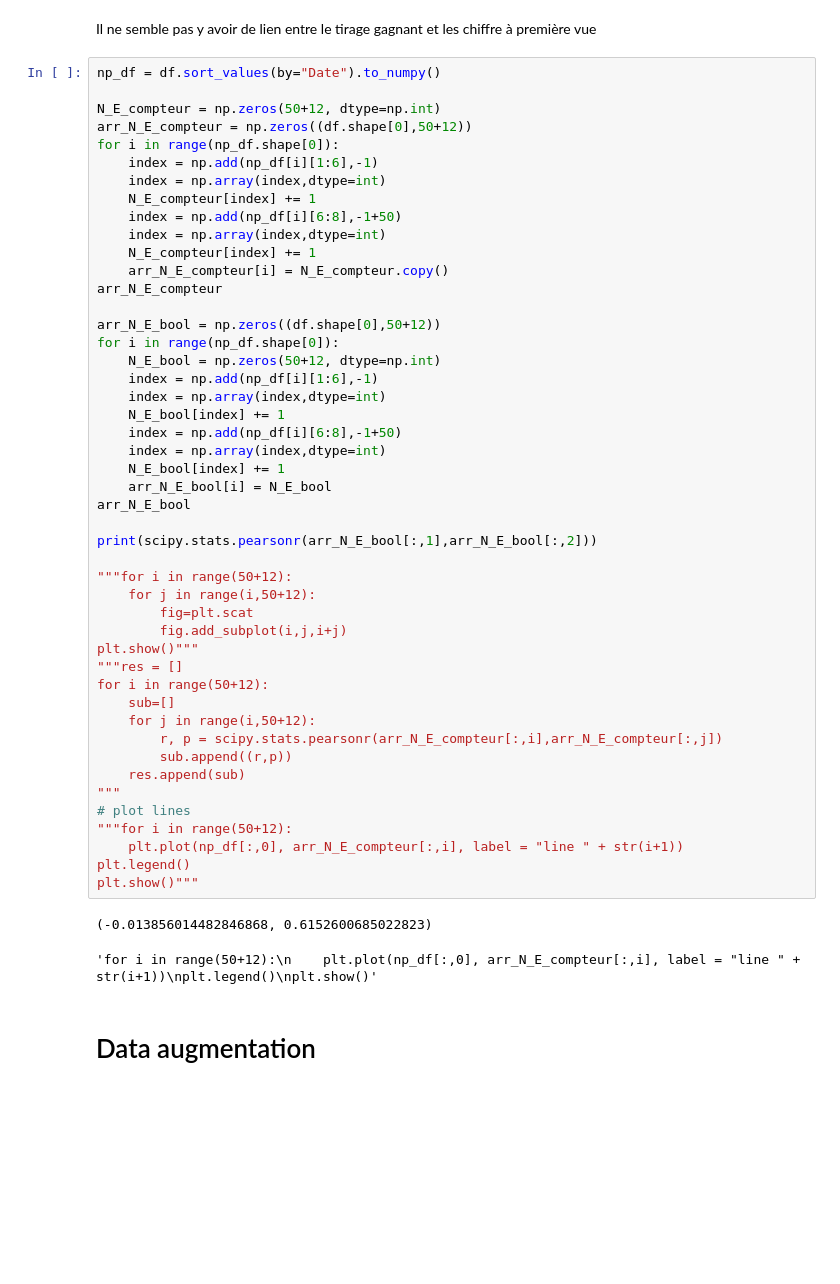
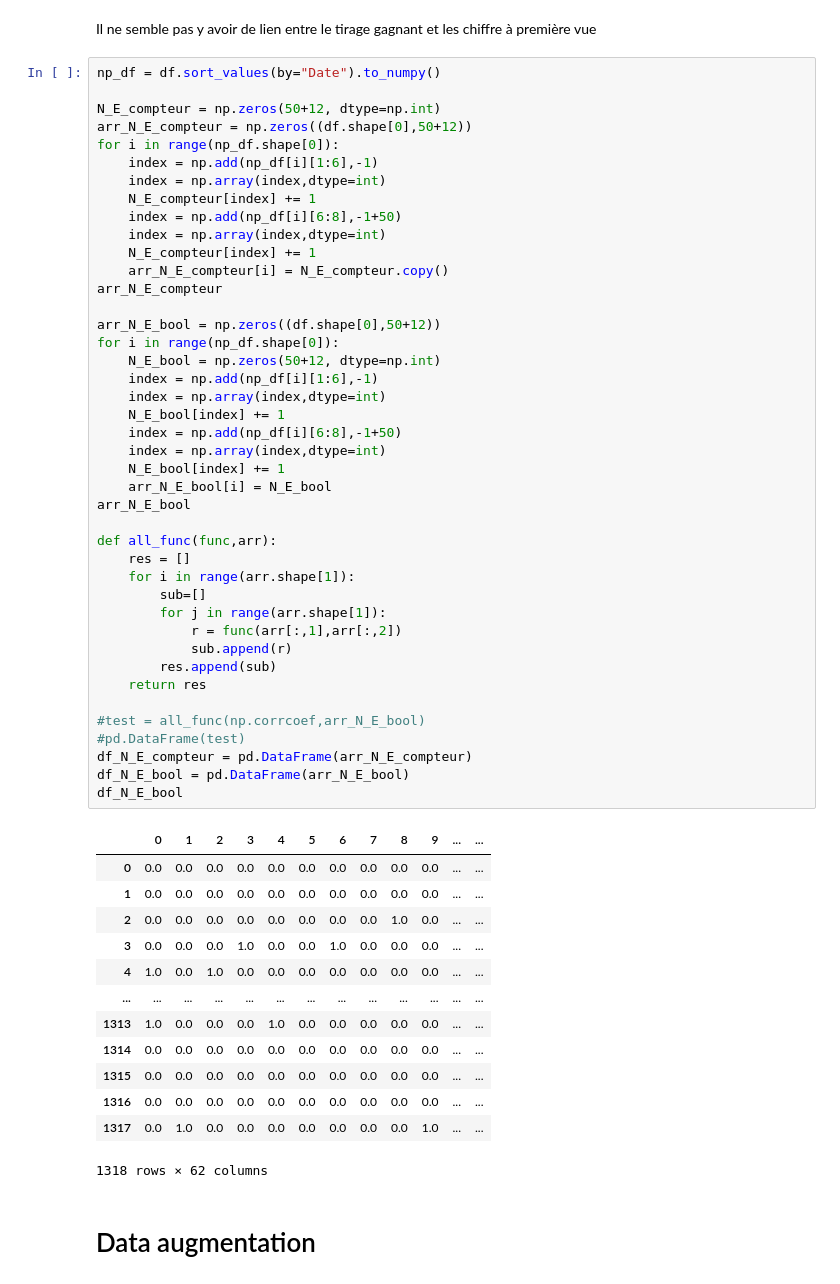
Before and after one commit to Moncoutiej/euromilion-api, a Jupyter notebook: data-exploration/data-explo.ipynb, the cells around one changed output. Cells and saved outputs as stored; diff of their text form; blank space fills up the shorter version.

```diff
--- a/data-exploration/data-explo.ipynb
+++ b/data-exploration/data-explo.ipynb
@@ -73,53 +73,59 @@ Il ne semble pas y avoir de lien entre le tirage gagnant et les chiffre à premi
 # %%
 np_df = df.sort_values(by="Date").to_numpy()
 
 N_E_compteur = np.zeros(50+12, dtype=np.int)
 arr_N_E_compteur = np.zeros((df.shape[0],50+12))
 for i in range(np_df.shape[0]):
     index = np.add(np_df[i][1:6],-1)
     index = np.array(index,dtype=int)
     N_E_compteur[index] += 1
     index = np.add(np_df[i][6:8],-1+50)
     index = np.array(index,dtype=int)
     N_E_compteur[index] += 1
     arr_N_E_compteur[i] = N_E_compteur.copy()
 arr_N_E_compteur
 
 arr_N_E_bool = np.zeros((df.shape[0],50+12))
 for i in range(np_df.shape[0]):
     N_E_bool = np.zeros(50+12, dtype=np.int)
     index = np.add(np_df[i][1:6],-1)
     index = np.array(index,dtype=int)
     N_E_bool[index] += 1
     index = np.add(np_df[i][6:8],-1+50)
     index = np.array(index,dtype=int)
     N_E_bool[index] += 1
     arr_N_E_bool[i] = N_E_bool
 arr_N_E_bool
 
-print(scipy.stats.pearsonr(arr_N_E_bool[:,1],arr_N_E_bool[:,2]))
+def all_func(func,arr):
+    res = []
+    for i in range(arr.shape[1]):
+        sub=[]
+        for j in range(arr.shape[1]):
+            r = func(arr[:,1],arr[:,2])
+            sub.append(r)
+        res.append(sub)
+    return res
 
-"""for i in range(50+12):
-    for j in range(i,50+12):
-        fig=plt.scat
-        fig.add_subplot(i,j,i+j)
-plt.show()"""
-"""res = []
-for i in range(50+12):
-    sub=[]
-    for j in range(i,50+12):
-        r, p = scipy.stats.pearsonr(arr_N_E_compteur[:,i],arr_N_E_compteur[:,j])
-        sub.append((r,p))
-    res.append(sub)
-"""
-# plot lines
-"""for i in range(50+12):
-    plt.plot(np_df[:,0], arr_N_E_compteur[:,i], label = "line " + str(i+1))
-plt.legend()
-plt.show()"""
+#test = all_func(np.corrcoef,arr_N_E_bool)
+#pd.DataFrame(test)
+df_N_E_compteur = pd.DataFrame(arr_N_E_compteur)
+df_N_E_bool = pd.DataFrame(arr_N_E_bool)
+df_N_E_bool
 # %% [output]
+|  | 0 | 1 | 2 | 3 | 4 | 5 | 6 | 7 | 8 | 9 | ... | ... |
+| 0 | 0.0 | 0.0 | 0.0 | 0.0 | 0.0 | 0.0 | 0.0 | 0.0 | 0.0 | 0.0 | ... | ... |
+| 1 | 0.0 | 0.0 | 0.0 | 0.0 | 0.0 | 0.0 | 0.0 | 0.0 | 0.0 | 0.0 | ... | ... |
+| 2 | 0.0 | 0.0 | 0.0 | 0.0 | 0.0 | 0.0 | 0.0 | 0.0 | 1.0 | 0.0 | ... | ... |
+| 3 | 0.0 | 0.0 | 0.0 | 1.0 | 0.0 | 0.0 | 1.0 | 0.0 | 0.0 | 0.0 | ... | ... |
+| 4 | 1.0 | 0.0 | 1.0 | 0.0 | 0.0 | 0.0 | 0.0 | 0.0 | 0.0 | 0.0 | ... | ... |
+| ... | ... | ... | ... | ... | ... | ... | ... | ... | ... | ... | ... | ... |
+| 1313 | 1.0 | 0.0 | 0.0 | 0.0 | 1.0 | 0.0 | 0.0 | 0.0 | 0.0 | 0.0 | ... | ... |
+| 1314 | 0.0 | 0.0 | 0.0 | 0.0 | 0.0 | 0.0 | 0.0 | 0.0 | 0.0 | 0.0 | ... | ... |
+| 1315 | 0.0 | 0.0 | 0.0 | 0.0 | 0.0 | 0.0 | 0.0 | 0.0 | 0.0 | 0.0 | ... | ... |
+| 1316 | 0.0 | 0.0 | 0.0 | 0.0 | 0.0 | 0.0 | 0.0 | 0.0 | 0.0 | 0.0 | ... | ... |
+| 1317 | 0.0 | 1.0 | 0.0 | 0.0 | 0.0 | 0.0 | 0.0 | 0.0 | 0.0 | 1.0 | ... | ... |
-(-0.013856014482846868, 0.6152600685022823)
+1318 rows × 62 columns
-'for i in range(50+12):\n    plt.plot(np_df[:,0], arr_N_E_compteur[:,i], label = "line " + str(i+1))\nplt.legend()\nplt.show()'
 # %% [markdown]
 # Data augmentation
 # %% [markdown]
```
Also changed, not shown: parts of 10 cells of this notebook.
